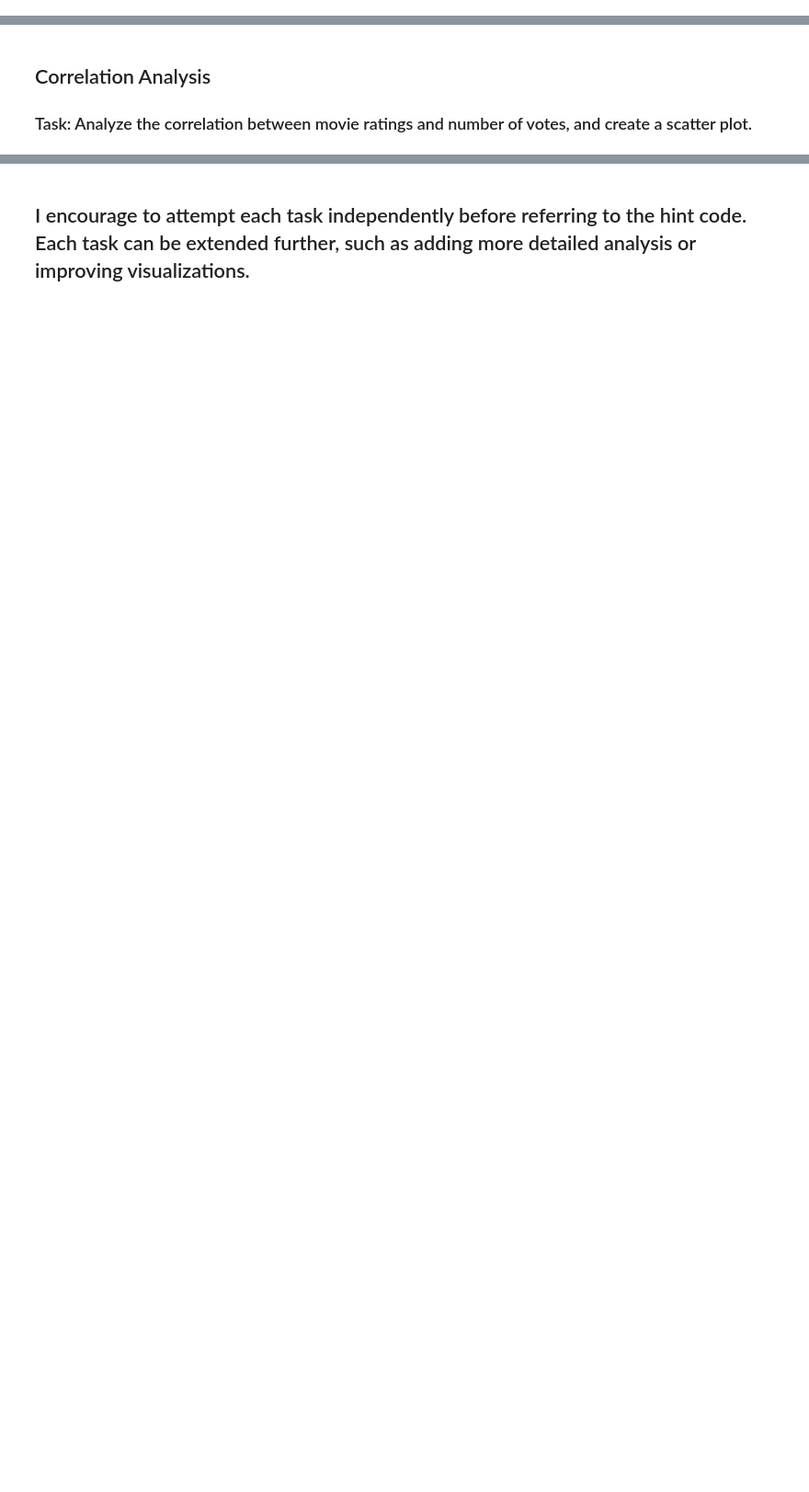
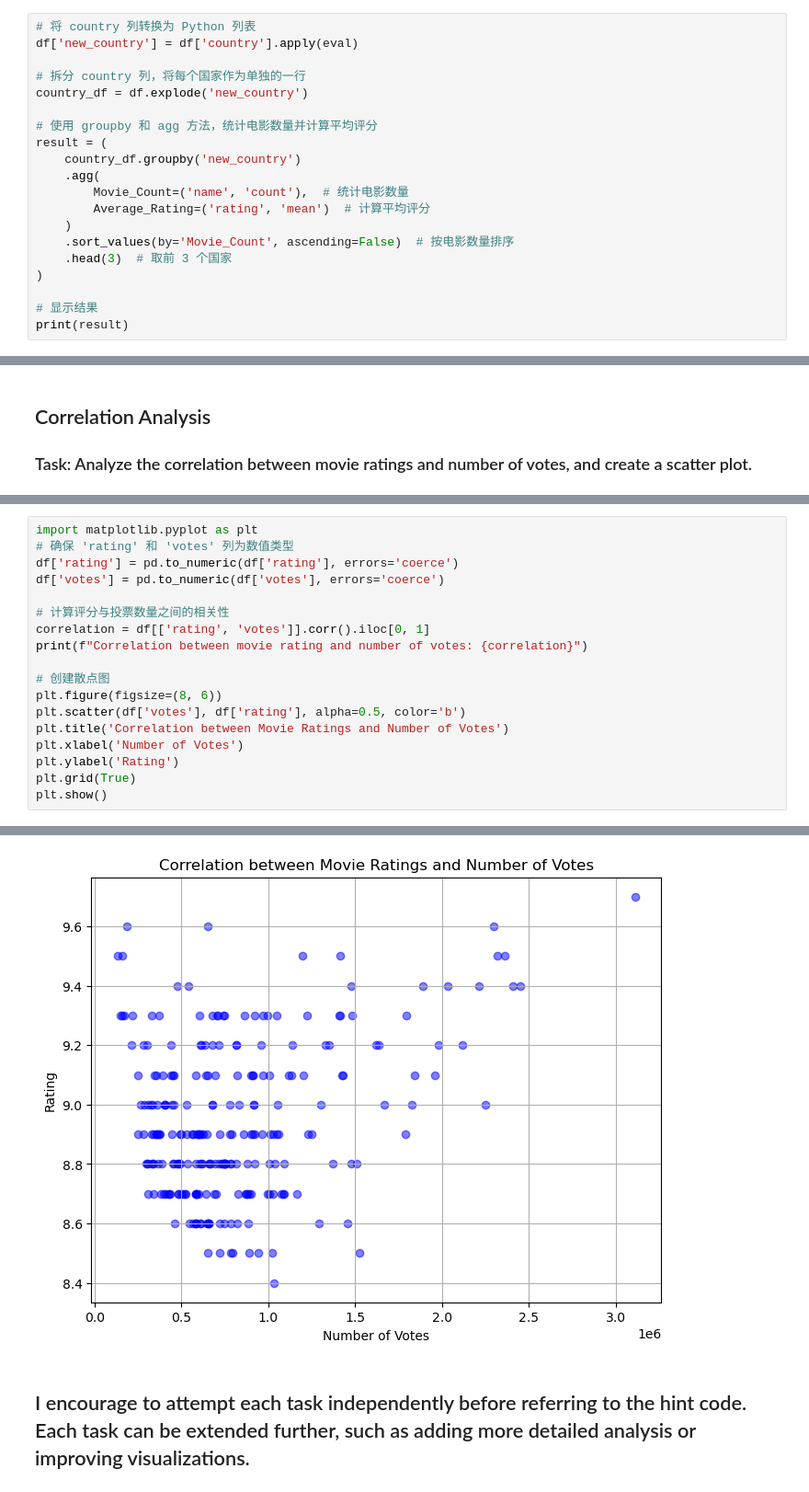
Before and after one commit to linksequel/cs5481-data, a Jupyter notebook: codes/w1_homework.ipynb, the cells around one changed output, grey strips where cells are left out. Shown: that part at 92% size. Drawn from its saved outputs; the diff is of its cells as text; blank space fills up the shorter version.

```diff
--- a/codes/w1_homework.ipynb
+++ b/codes/w1_homework.ipynb
@@ -220,0 +220,20 @@ country_stats = df.groupby('country').agg({
+# %%
+# 将 country 列转换为 Python 列表
+df['new_country'] = df['country'].apply(eval)
+
+# 拆分 country 列，将每个国家作为单独的一行
+country_df = df.explode('new_country')
+
+# 使用 groupby 和 agg 方法，统计电影数量并计算平均评分
+result = (
+    country_df.groupby('new_country')
+    .agg(
+        Movie_Count=('name', 'count'),  # 统计电影数量
+        Average_Rating=('rating', 'mean')  # 计算平均评分
+    )
+    .sort_values(by='Movie_Count', ascending=False)  # 按电影数量排序
+    .head(3)  # 取前 3 个国家
+)
+
+# 显示结果
+print(result)
@@ -228,0 +249,19 @@ plt.scatter(...)
+# %%
+import matplotlib.pyplot as plt
+# 确保 'rating' 和 'votes' 列为数值类型
+df['rating'] = pd.to_numeric(df['rating'], errors='coerce')
+df['votes'] = pd.to_numeric(df['votes'], errors='coerce')
+
+# 计算评分与投票数量之间的相关性
+correlation = df[['rating', 'votes']].corr().iloc[0, 1]
+print(f"Correlation between movie rating and number of votes: {correlation}")
+
+# 创建散点图
+plt.figure(figsize=(8, 6))
+plt.scatter(df['votes'], df['rating'], alpha=0.5, color='b')
+plt.title('Correlation between Movie Ratings and Number of Votes')
+plt.xlabel('Number of Votes')
+plt.ylabel('Rating')
+plt.grid(True)
+plt.show()
+# %% [output]
@@ -229,2 +269,3 @@ plt.scatter(...)
+[figure, added]
 # %% [markdown]
 ## I encourage to attempt each task independently before referring to the hint code. Each task can be extended further, such as adding more detailed analysis or improving visualizations.
```
Also changed, not shown: parts of 14 cells of this notebook, 1 other file.
